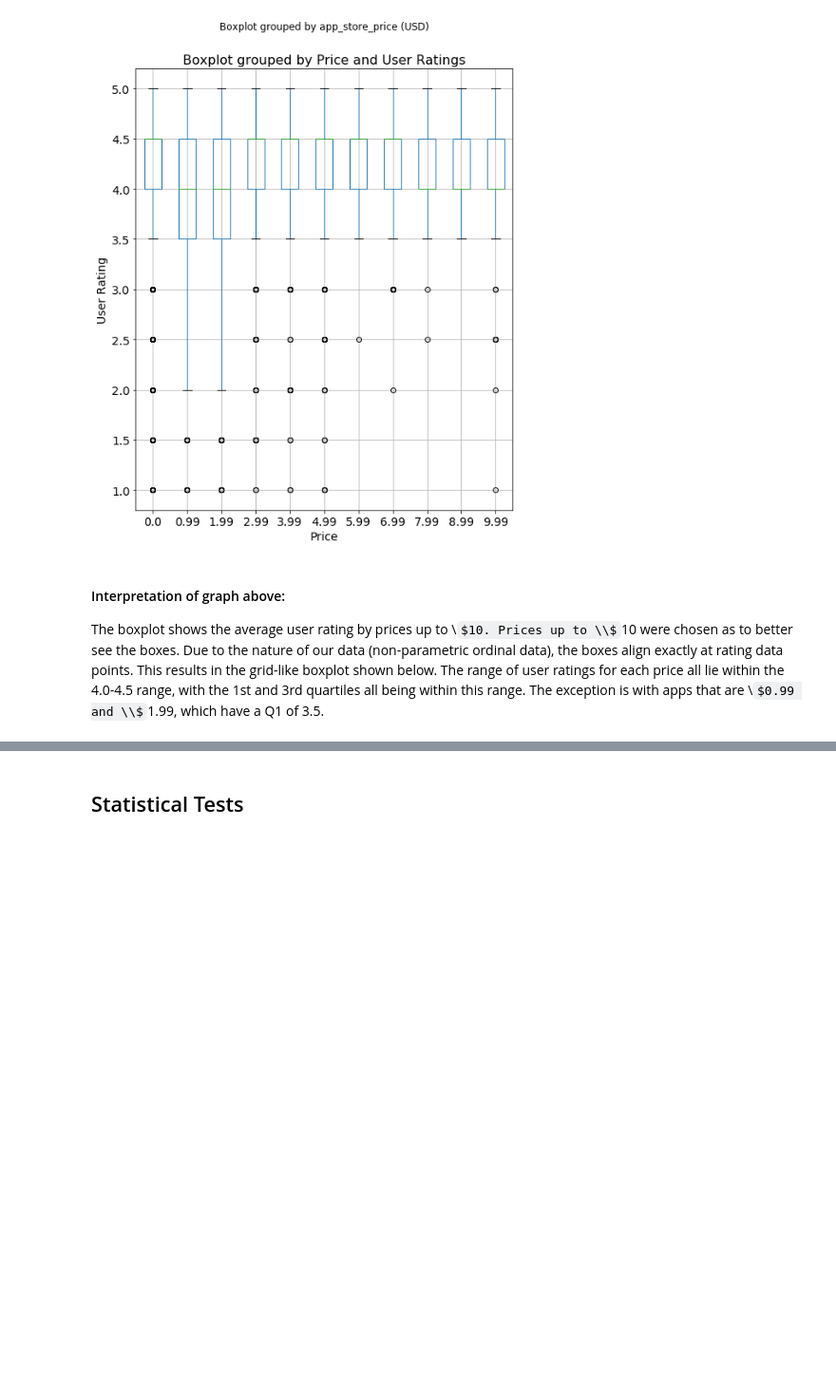
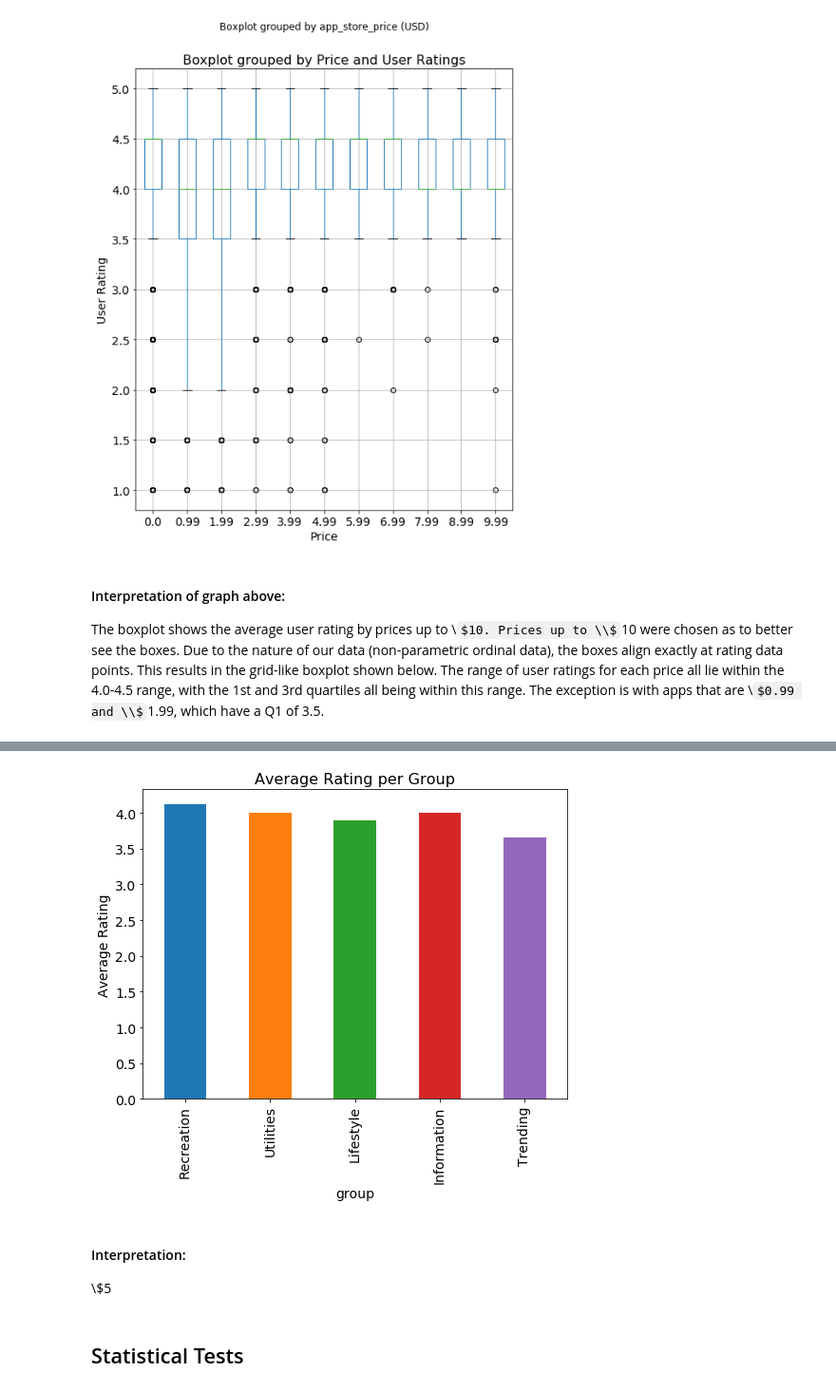
Before and after one commit to tpham2/HER-d, a Jupyter notebook: Final_V4.ipynb, the cells around one changed output, grey strips where cells are left out. Shown at 95% size. Saved outputs shown, nothing was run; the diff lists cells and outputs as text; code cells hidden in the pictures; some formulas as TeX source; blank space fills up the shorter version.

```diff
--- a/Final_V4.ipynb
+++ b/Final_V4.ipynb
@@ -205,3 +356,18 @@ The boxplot shows the average user rating by prices up to \\$10. Prices up to \\
+# %%
+#Average rating per group
+group_rating = df_group['user_rating']
+
+plt.xlabel('Group', fontsize = 14)
+plt.ylabel('Average Rating', fontsize = 14)
+plt.title('Average Rating per Group', fontsize = 16)
+
+group_rating.loc[group_order].plot.bar(fontsize = 14, figsize=(8, 6))
+plt.show()
+# %% [output]
+[figure, added]
+# %% [markdown]
+#### Interpretation:
+\\$5
 # %% [markdown]
 ## Statistical Tests
 # %%
```
Also changed, not shown: parts of 23 cells of this notebook.
